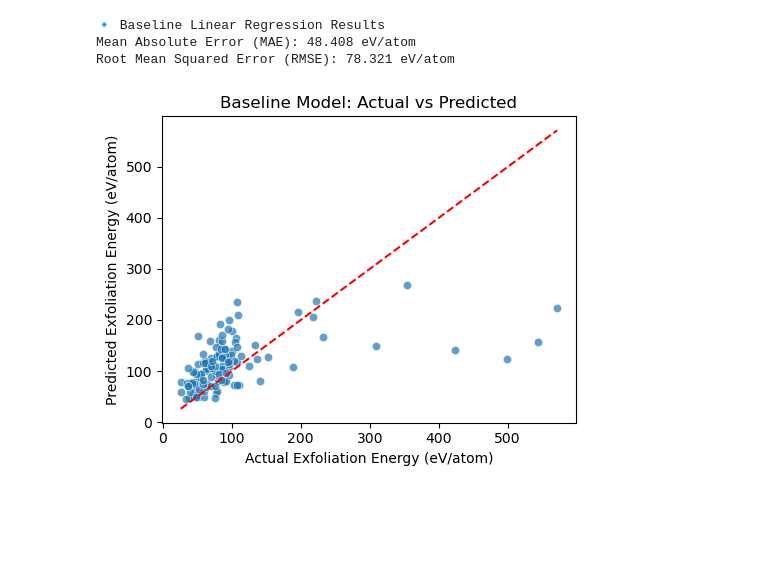
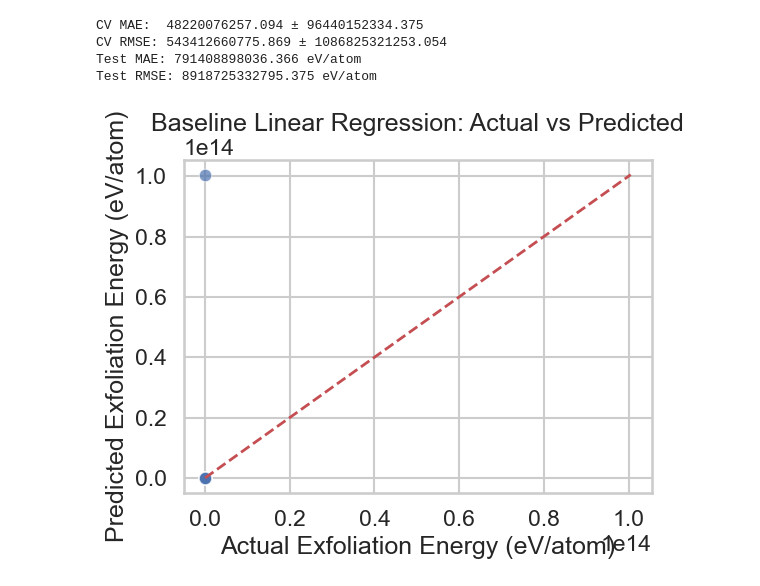
Before and after one commit to AttackOnBreakfast/cmse492_project, a Jupyter notebook: notebooks/exploratory/materials_eda.ipynb, the cells around one changed output. Cells and saved outputs as stored; diff of their text form; code cells hidden in the pictures; blank space fills up the shorter version.

```diff
--- a/notebooks/exploratory/materials_eda.ipynb
+++ b/notebooks/exploratory/materials_eda.ipynb
@@ -167,46 +161,48 @@ Sample saved successfully to ../data/processed/sample.csv
 # %%
-# -------------------------------------------------------------------
-# PART B3: Baseline Regression Model
-# -------------------------------------------------------------------
-from sklearn.model_selection import train_test_split
-from sklearn.linear_model import LinearRegression
-from sklearn.metrics import mean_absolute_error, mean_squared_error
-import numpy as np
+# ===============================================================
+# PART B3: Baseline Model – Linear Regression
+# ===============================================================
 
-# Define features (X) and target (y)
 X = df_feat.drop(columns=["exfoliation_en"])
 y = df_feat["exfoliation_en"]
 
-# Split dataset (80/20)
 X_train, X_test, y_train, y_test = train_test_split(X, y, test_size=0.2, random_state=42)
 
-# Fit simple linear regression
-model = LinearRegression()
-model.fit(X_train, y_train)
+# Scaled pipeline
+pipe = Pipeline([
+    ("scaler", StandardScaler()),
+    ("lr", LinearRegression())
+])
 
-# Predict on test set
-y_pred = model.predict(X_test)
+# Cross-validation
+cv = KFold(n_splits=5, shuffle=True, random_state=42)
+cv_mae = -cross_val_score(pipe, X, y, scoring="neg_mean_absolute_error", cv=cv)
+cv_rmse = np.sqrt(-cross_val_score(pipe, X, y, scoring="neg_mean_squared_error", cv=cv))
+print(f"CV MAE:  {cv_mae.mean():.3f} ± {cv_mae.std():.3f}")
+print(f"CV RMSE: {cv_rmse.mean():.3f} ± {cv_rmse.std():.3f}")
 
-# Evaluate performance
+# Train/test metrics
+pipe.fit(X_train, y_train)
+y_pred = pipe.predict(X_test)
 mae = mean_absolute_error(y_test, y_pred)
 rmse = np.sqrt(mean_squared_error(y_test, y_pred))
+print(f"Test MAE: {mae:.3f} eV/atom")
+print(f"Test RMSE: {rmse:.3f} eV/atom")
 
-print("🔹 Baseline Linear Regression Results")
-print(f"Mean Absolute Error (MAE): {mae:.3f} eV/atom")
-print(f"Root Mean Squared Error (RMSE): {rmse:.3f} eV/atom")
-
-# Optional: simple scatter plot of predicted vs actual
-plt.figure(figsize=(5,4))
+# --- Actual vs Predicted ---
+plt.figure(figsize=(6,5))
 sns.scatterplot(x=y_test, y=y_pred, alpha=0.7)
+lims = [min(y_test.min(), y_pred.min()), max(y_test.max(), y_pred.max())]
+plt.plot(lims, lims, "r--", lw=2)
 plt.xlabel("Actual Exfoliation Energy (eV/atom)")
 plt.ylabel("Predicted Exfoliation Energy (eV/atom)")
-plt.title("Baseline Model: Actual vs Predicted")
-plt.plot([y_test.min(), y_test.max()], [y_test.min(), y_test.max()], 'r--')
+plt.title("Baseline Linear Regression: Actual vs Predicted")
 plt.tight_layout()
-plt.savefig("../../figures/baseline_actual_vs_predicted.png", dpi=300)
+plt.savefig(FIG_DIR / "baseline_actual_vs_predicted.png", dpi=300)
 plt.show()
 # %% [output]
-🔹 Baseline Linear Regression Results
-Mean Absolute Error (MAE): 48.408 eV/atom
-Root Mean Squared Error (RMSE): 78.321 eV/atom
+CV MAE:  48220076257.094 ± 96440152334.375
+CV RMSE: 543412660775.869 ± 1086825321253.054
+Test MAE: 791408898036.366 eV/atom
+Test RMSE: 8918725332795.375 eV/atom
-[figure, old version]
+[figure, new version]
```
Also changed, not shown: parts of 5 cells of this notebook, 5 other files.
